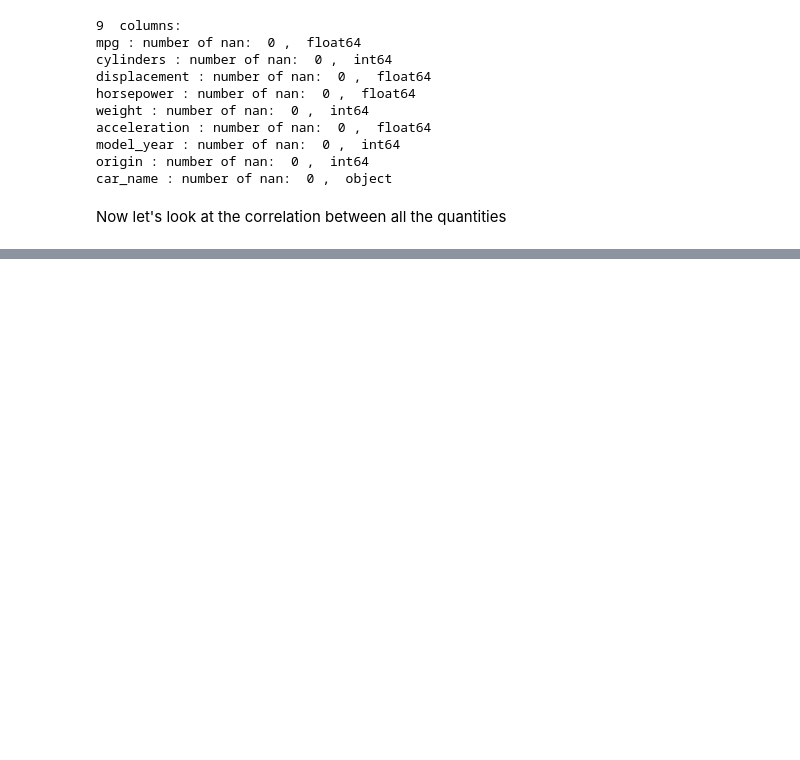
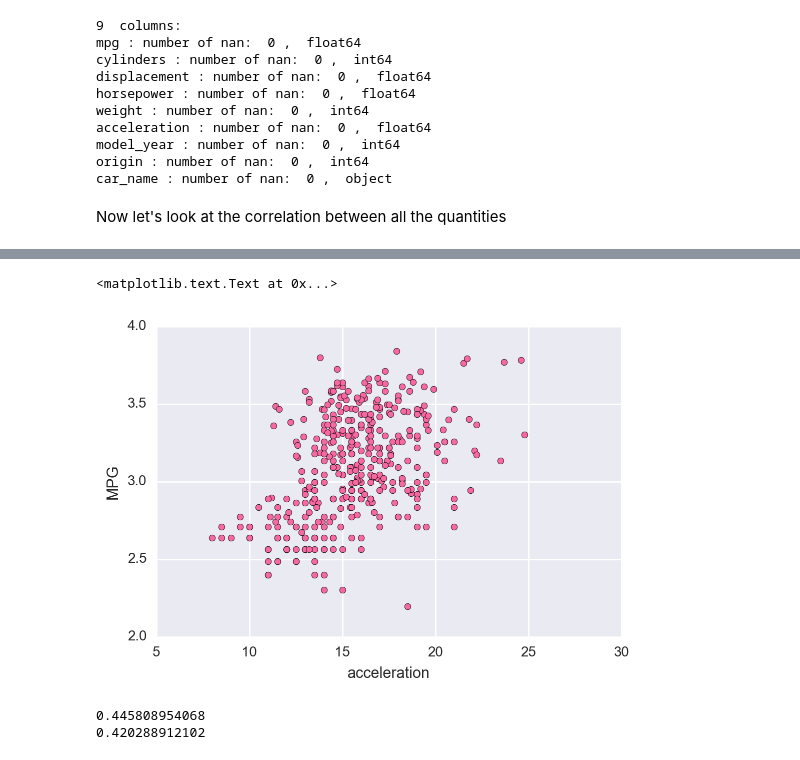
Before and after one commit to dangspin/Kaggle, a Jupyter notebook: Auto-mpg/Auto-mpg.ipynb, the cells around one changed output, grey strips where cells are left out. Drawn from its saved outputs; the diff is of its cells as text; code cells hidden in the pictures; blank space fills up the shorter version.

```diff
--- a/Auto-mpg/Auto-mpg.ipynb
+++ b/Auto-mpg/Auto-mpg.ipynb
@@ -166,0 +189,14 @@ sns.pairplot(origin,palette="husl")
+# %%
+fig,ax=plt.subplots(1,1,figsize=(6,4))
+ax.scatter(origin['acceleration'], np.log(origin['mpg']),c='#f768a1', marker="o")
+ax.set_xlabel("acceleration")
+ax.set_ylabel("MPG")
+# %% [output]
+<matplotlib.text.Text at 0x...>
+[figure, added]
+# %%
+print origin['acceleration'].corr(np.log(origin['mpg']))
+print origin['acceleration'].corr(origin['mpg'])
+# %% [output]
+0.445808954068
+0.420288912102
```
Also changed, not shown: parts of 8 cells of this notebook.
